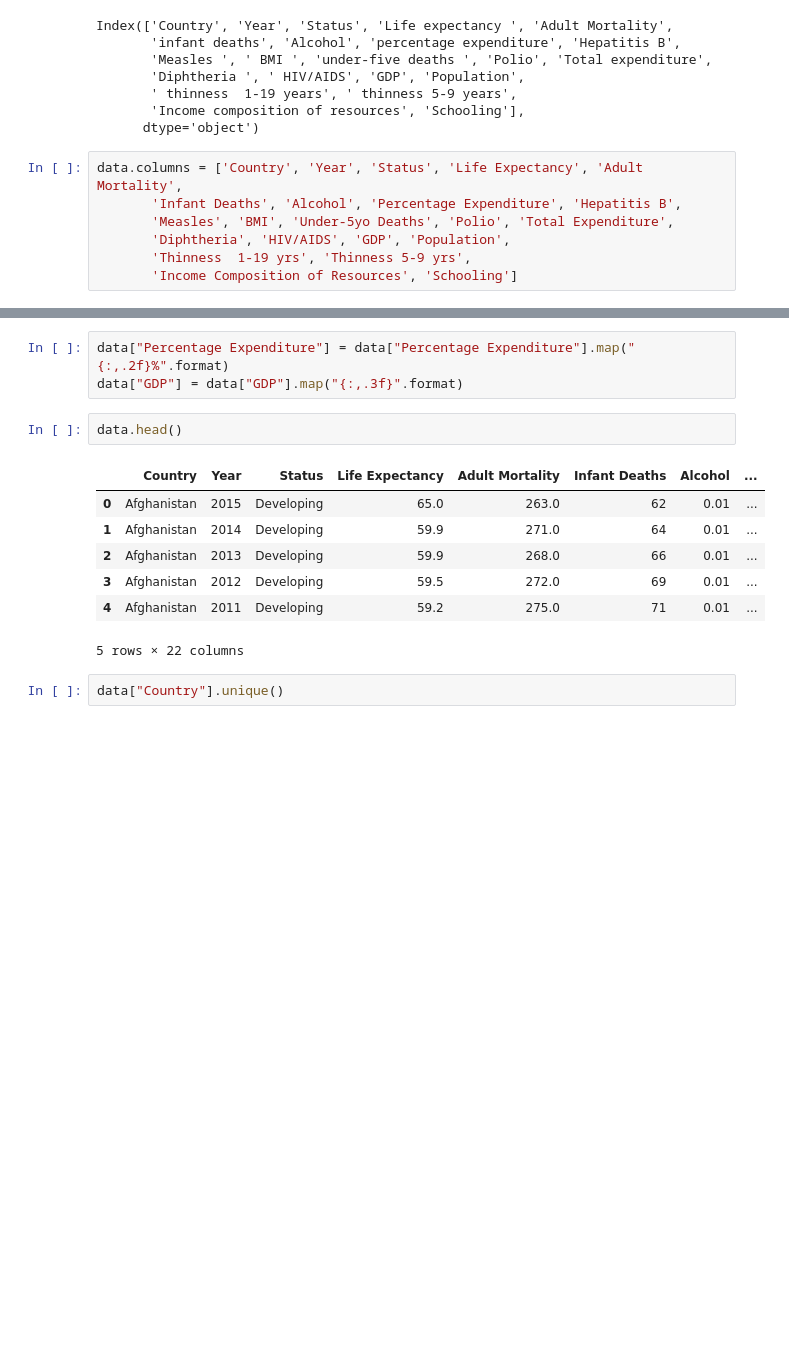
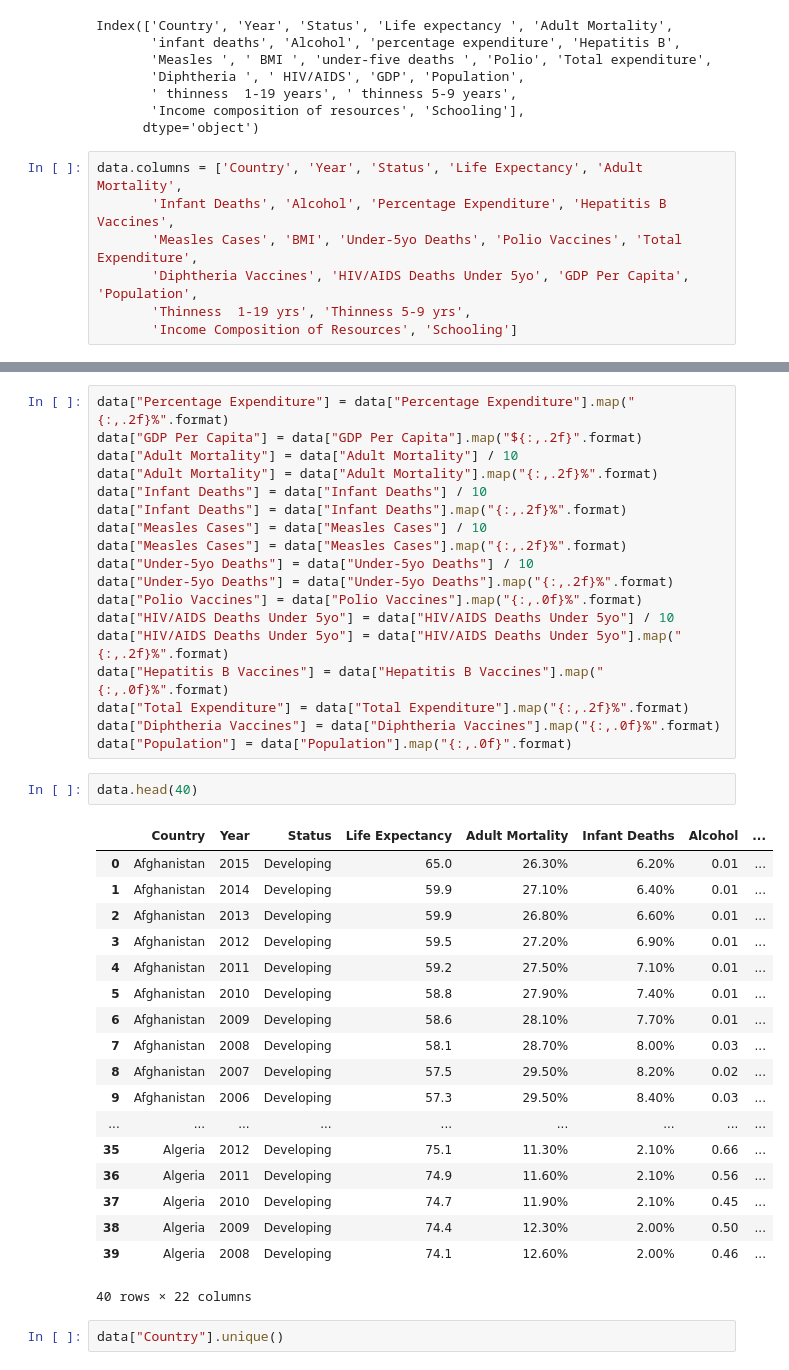
Before and after one commit to shechter430/project_one, a Jupyter notebook: shondeen_cleanup.ipynb, the cells around one changed output, grey strips where cells are left out. Saved outputs shown, nothing was run; the diff lists cells and outputs as text; blank space fills up the shorter version.

Commit message:
re-formatted clean data

```diff
--- a/shondeen_cleanup.ipynb
+++ b/shondeen_cleanup.ipynb
@@ -20,9 +20,9 @@ Index(['Country', 'Year', 'Status', 'Life expectancy ', 'Adult Mortality',
       dtype='object')
 # %%
 data.columns = ['Country', 'Year', 'Status', 'Life Expectancy', 'Adult Mortality',
-       'Infant Deaths', 'Alcohol', 'Percentage Expenditure', 'Hepatitis B',
-       'Measles', 'BMI', 'Under-5yo Deaths', 'Polio', 'Total Expenditure',
-       'Diphtheria', 'HIV/AIDS', 'GDP', 'Population',
+       'Infant Deaths', 'Alcohol', 'Percentage Expenditure', 'Hepatitis B Vaccines',
+       'Measles Cases', 'BMI', 'Under-5yo Deaths', 'Polio Vaccines', 'Total Expenditure',
+       'Diphtheria Vaccines', 'HIV/AIDS Deaths Under 5yo', 'GDP Per Capita', 'Population',
        'Thinness  1-19 yrs', 'Thinness 5-9 yrs',
        'Income Composition of Resources', 'Schooling']
 # %%
@@ -36,17 +38,43 @@ Index(['Country', 'Year', 'Status', 'Life Expectancy', 'Adult Mortality',
       dtype='object')
-# %%
-data["Percentage Expenditure"] = data["Percentage Expenditure"].map("{:,.2f}%".format)
-data["GDP"] = data["GDP"].map("{:,.3f}".format)
+# %%
+data["Percentage Expenditure"] = data["Percentage Expenditure"].map("{:,.2f}%".format)
+data["GDP Per Capita"] = data["GDP Per Capita"].map("${:,.2f}".format)
+data["Adult Mortality"] = data["Adult Mortality"] / 10
+data["Adult Mortality"] = data["Adult Mortality"].map("{:,.2f}%".format)
+data["Infant Deaths"] = data["Infant Deaths"] / 10
+data["Infant Deaths"] = data["Infant Deaths"].map("{:,.2f}%".format)
+data["Measles Cases"] = data["Measles Cases"] / 10
+data["Measles Cases"] = data["Measles Cases"].map("{:,.2f}%".format)
+data["Under-5yo Deaths"] = data["Under-5yo Deaths"] / 10
+data["Under-5yo Deaths"] = data["Under-5yo Deaths"].map("{:,.2f}%".format)
+data["Polio Vaccines"] = data["Polio Vaccines"].map("{:,.0f}%".format)
+data["HIV/AIDS Deaths Under 5yo"] = data["HIV/AIDS Deaths Under 5yo"] / 10
+data["HIV/AIDS Deaths Under 5yo"] = data["HIV/AIDS Deaths Under 5yo"].map("{:,.2f}%".format)
+data["Hepatitis B Vaccines"] = data["Hepatitis B Vaccines"].map("{:,.0f}%".format)
+data["Total Expenditure"] = data["Total Expenditure"].map("{:,.2f}%".format)
+data["Diphtheria Vaccines"] = data["Diphtheria Vaccines"].map("{:,.0f}%".format)
+data["Population"] = data["Population"].map("{:,.0f}".format)
 # %%
-data.head()
+data.head(40)
 # %% [output]
 |  | Country | Year | Status | Life Expectancy | Adult Mortality | Infant Deaths | Alcohol | ... |
-| 0 | Afghanistan | 2015 | Developing | 65.0 | 263.0 | 62 | 0.01 | ... |
-| 1 | Afghanistan | 2014 | Developing | 59.9 | 271.0 | 64 | 0.01 | ... |
-| 2 | Afghanistan | 2013 | Developing | 59.9 | 268.0 | 66 | 0.01 | ... |
-| 3 | Afghanistan | 2012 | Developing | 59.5 | 272.0 | 69 | 0.01 | ... |
-| 4 | Afghanistan | 2011 | Developing | 59.2 | 275.0 | 71 | 0.01 | ... |
+| 0 | Afghanistan | 2015 | Developing | 65.0 | 26.30% | 6.20% | 0.01 | ... |
+| 1 | Afghanistan | 2014 | Developing | 59.9 | 27.10% | 6.40% | 0.01 | ... |
+| 2 | Afghanistan | 2013 | Developing | 59.9 | 26.80% | 6.60% | 0.01 | ... |
+| 3 | Afghanistan | 2012 | Developing | 59.5 | 27.20% | 6.90% | 0.01 | ... |
+| 4 | Afghanistan | 2011 | Developing | 59.2 | 27.50% | 7.10% | 0.01 | ... |
+| 5 | Afghanistan | 2010 | Developing | 58.8 | 27.90% | 7.40% | 0.01 | ... |
+| 6 | Afghanistan | 2009 | Developing | 58.6 | 28.10% | 7.70% | 0.01 | ... |
+| 7 | Afghanistan | 2008 | Developing | 58.1 | 28.70% | 8.00% | 0.03 | ... |
+| 8 | Afghanistan | 2007 | Developing | 57.5 | 29.50% | 8.20% | 0.02 | ... |
+| 9 | Afghanistan | 2006 | Developing | 57.3 | 29.50% | 8.40% | 0.03 | ... |
+| ... | ... | ... | ... | ... | ... | ... | ... | ... |
+| 35 | Algeria | 2012 | Developing | 75.1 | 11.30% | 2.10% | 0.66 | ... |
+| 36 | Algeria | 2011 | Developing | 74.9 | 11.60% | 2.10% | 0.56 | ... |
+| 37 | Algeria | 2010 | Developing | 74.7 | 11.90% | 2.10% | 0.45 | ... |
+| 38 | Algeria | 2009 | Developing | 74.4 | 12.30% | 2.00% | 0.50 | ... |
+| 39 | Algeria | 2008 | Developing | 74.1 | 12.60% | 2.00% | 0.46 | ... |
-5 rows × 22 columns
+40 rows × 22 columns
 # %%
 data["Country"].unique()
 # %% [output]
```
Also changed, not shown: parts of 7 cells of this notebook, 2 other files.
